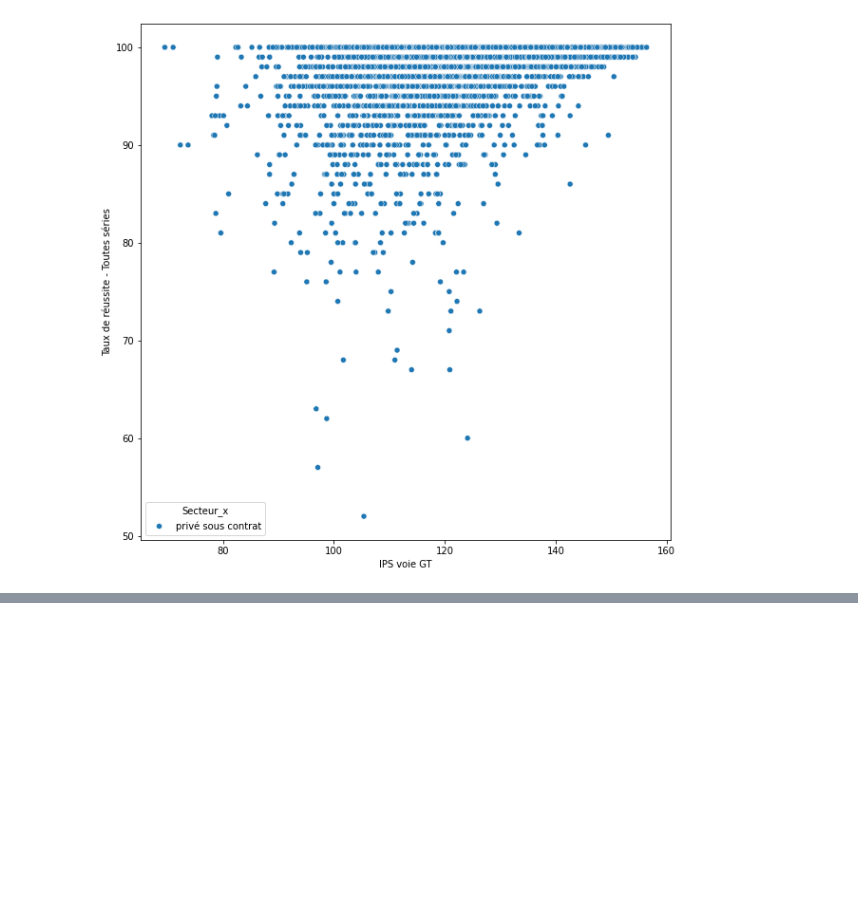
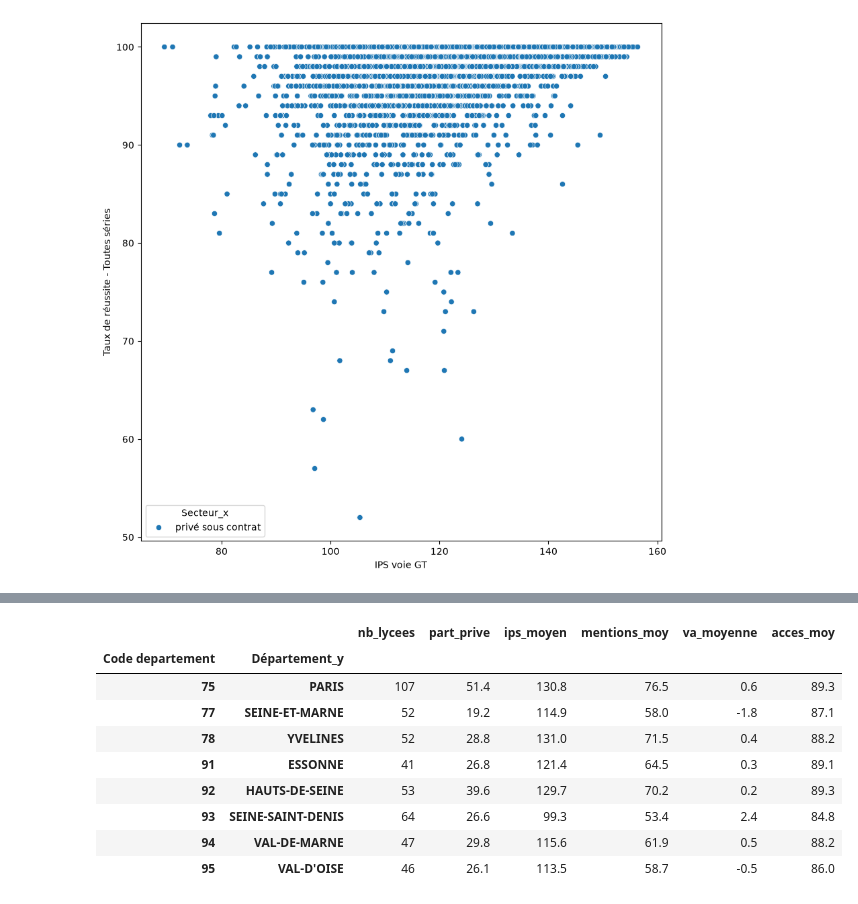
Before and after one commit to AlexisBenameur/projet-python-2AS1, a Jupyter notebook: codes/decouverte_data.ipynb, the cells around one changed output, grey strips where cells are left out. Saved outputs shown, nothing was run; the diff lists cells and outputs as text; code cells hidden in the pictures; blank space fills up the shorter version.

```diff
--- a/codes/decouverte_data.ipynb
+++ b/codes/decouverte_data.ipynb
@@ -153,0 +187,22 @@ sns.boxplot(data=df_ips, x="Secteur", y = "IPS voie GT")
+# %%
+stats_dep = df_idf.groupby(["Code departement", "Département_y"]).agg(
+    nb_lycees=("UAI", "count"),
+    part_prive=("Secteur_x", lambda x: (x == "privé sous contrat").mean() * 100),
+    ips_moyen=("IPS voie GT", "mean"),
+    mentions_moy=("Taux de mentions - Toutes séries", "mean"),
+    va_moyenne=("Valeur ajoutée du taux de réussite - Toutes séries", "mean"),
+    acces_moy=("Taux d'accès 2nde-bac", "mean")
+).round(1)
+
+stats_dep
+# %% [output]
+|  |  | nb_lycees | part_prive | ips_moyen | mentions_moy | va_moyenne | acces_moy |
+| Code departement | Département_y |  |  |  |  |  |  |
+| 75 | PARIS | 107 | 51.4 | 130.8 | 76.5 | 0.6 | 89.3 |
+| 77 | SEINE-ET-MARNE | 52 | 19.2 | 114.9 | 58.0 | -1.8 | 87.1 |
+| 78 | YVELINES | 52 | 28.8 | 131.0 | 71.5 | 0.4 | 88.2 |
+| 91 | ESSONNE | 41 | 26.8 | 121.4 | 64.5 | 0.3 | 89.1 |
+| 92 | HAUTS-DE-SEINE | 53 | 39.6 | 129.7 | 70.2 | 0.2 | 89.3 |
+| 93 | SEINE-SAINT-DENIS | 64 | 26.6 | 99.3 | 53.4 | 2.4 | 84.8 |
+| 94 | VAL-DE-MARNE | 47 | 29.8 | 115.6 | 61.9 | 0.5 | 88.2 |
+| 95 | VAL-D'OISE | 46 | 26.1 | 113.5 | 58.7 | -0.5 | 86.0 |
```
Also changed, not shown: parts of 10 cells of this notebook.
